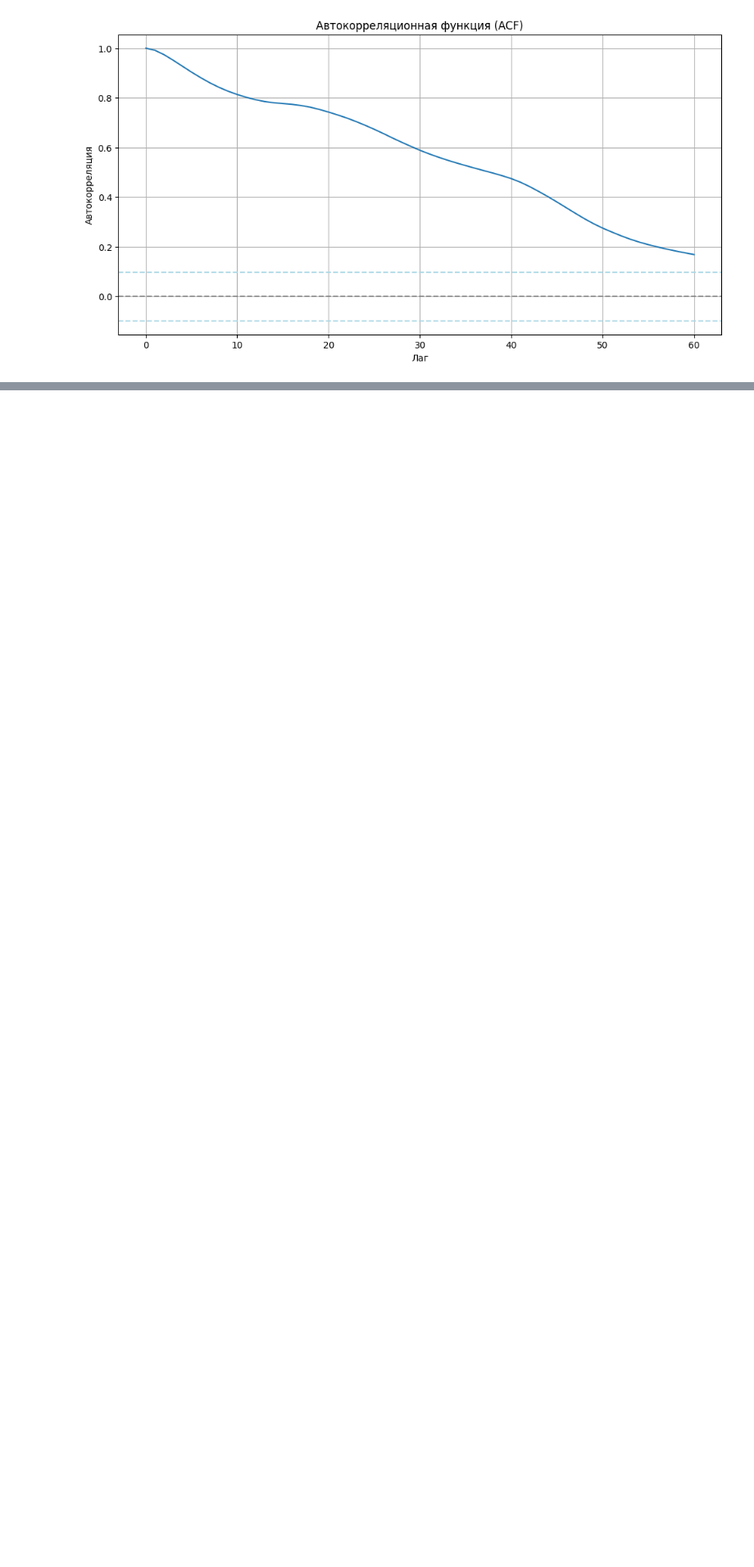
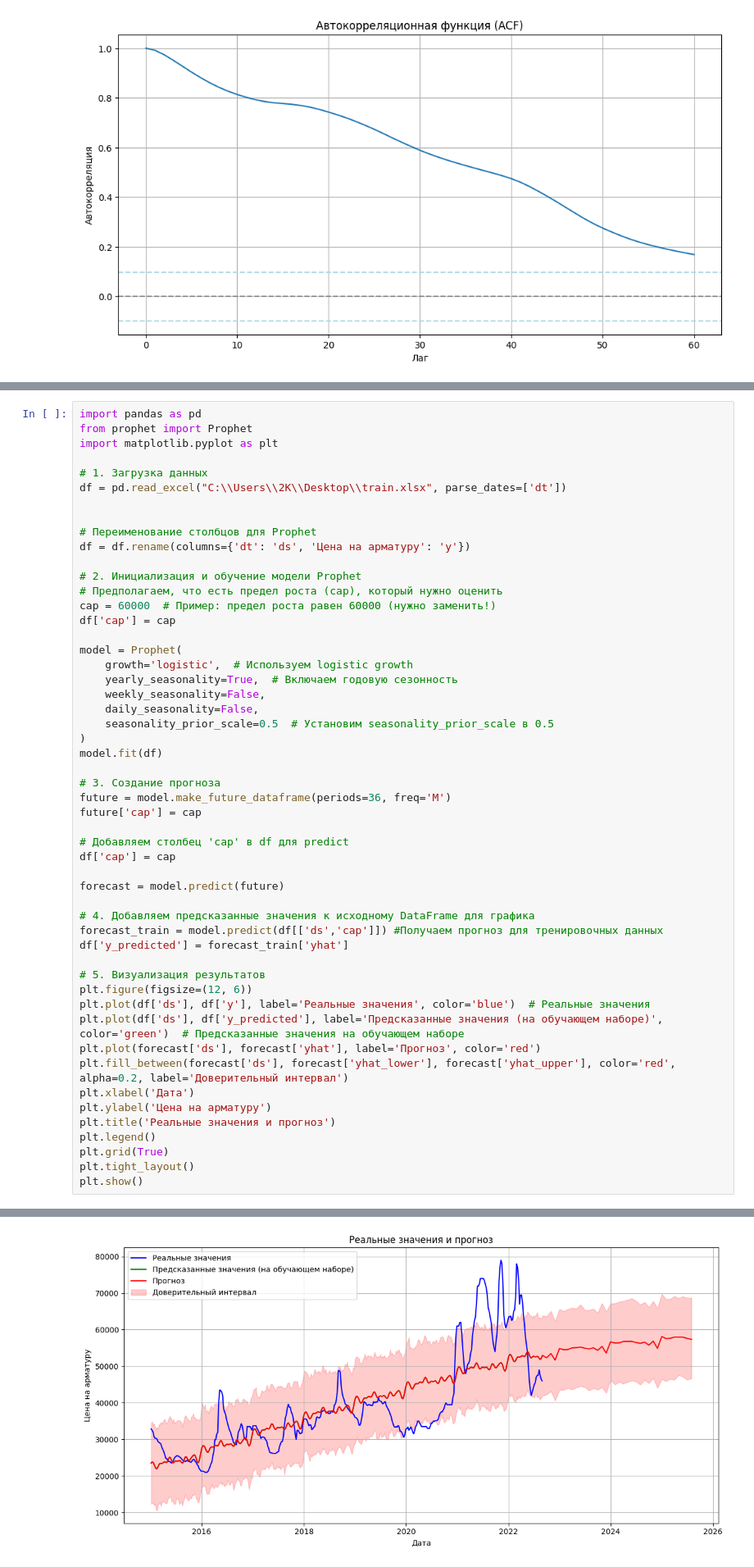
Before and after one commit to mrsoning/Intensive_3, a Jupyter notebook: Deni/baseline deni.ipynb, the cells around one changed output, grey strips where cells are left out. Shown: that part at 82% size. Drawn from its saved outputs; the diff is of its cells as text; blank space fills up the shorter version.

```diff
--- a/Deni/baseline deni.ipynb
+++ b/Deni/baseline deni.ipynb
@@ -229,0 +325,53 @@ MSE: 214637657.04, MAE: 12266.32
+# %%
+import pandas as pd
+from prophet import Prophet
+import matplotlib.pyplot as plt
+
+# 1. Загрузка данных
+df = pd.read_excel("C:\\Users\\2K\\Desktop\\train.xlsx", parse_dates=['dt'])
+
+
+# Переименование столбцов для Prophet
+df = df.rename(columns={'dt': 'ds', 'Цена на арматуру': 'y'})
+
+# 2. Инициализация и обучение модели Prophet
+# Предполагаем, что есть предел роста (cap), который нужно оценить
+cap = 60000  # Пример: предел роста равен 60000 (нужно заменить!)
+df['cap'] = cap
+
+model = Prophet(
+    growth='logistic',  # Используем logistic growth
+    yearly_seasonality=True,  # Включаем годовую сезонность
+    weekly_seasonality=False,
+    daily_seasonality=False,
+    seasonality_prior_scale=0.5  # Установим seasonality_prior_scale в 0.5
+)
+model.fit(df)
+
+# 3. Создание прогноза
+future = model.make_future_dataframe(periods=36, freq='M')
+future['cap'] = cap
+
+# Добавляем столбец 'cap' в df для predict
+df['cap'] = cap
+
+forecast = model.predict(future)
+
+# 4. Добавляем предсказанные значения к исходному DataFrame для графика
+forecast_train = model.predict(df[['ds','cap']]) #Получаем прогноз для тренировочных данных
+df['y_predicted'] = forecast_train['yhat']
+
+# 5. Визуализация результатов
+plt.figure(figsize=(12, 6))
+plt.plot(df['ds'], df['y'], label='Реальные значения', color='blue')  # Реальные значения
+plt.plot(df['ds'], df['y_predicted'], label='Предсказанные значения (на обучающем наборе)', color='green')  # Предсказанные значения на обучающем наборе
+plt.plot(forecast['ds'], forecast['yhat'], label='Прогноз', color='red')
+plt.fill_between(forecast['ds'], forecast['yhat_lower'], forecast['yhat_upper'], color='red', alpha=0.2, label='Доверительный интервал')
+plt.xlabel('Дата')
+plt.ylabel('Цена на арматуру')
+plt.title('Реальные значения и прогноз')
+plt.legend()
+plt.grid(True)
+plt.tight_layout()
+plt.show()
+# %% [output]
@@ -229,0 +380 @@ MSE: 214637657.04, MAE: 12266.32
+[figure, added]
```
Also changed, not shown: parts of 15 cells of this notebook.
